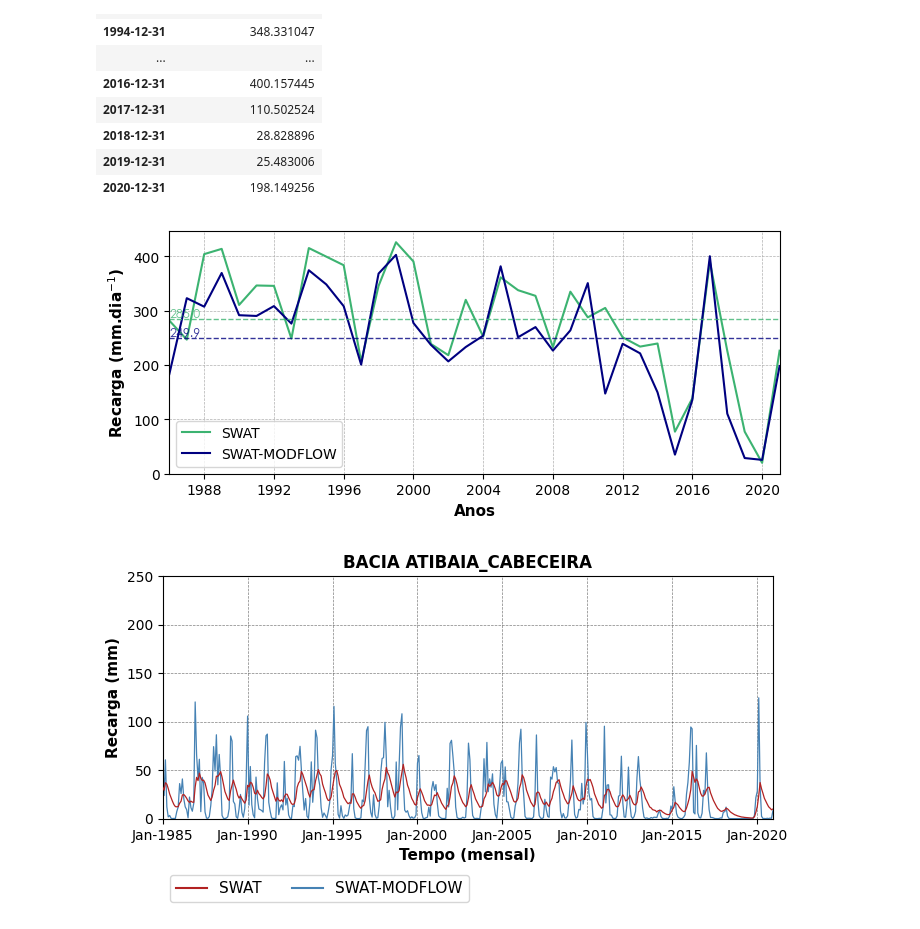
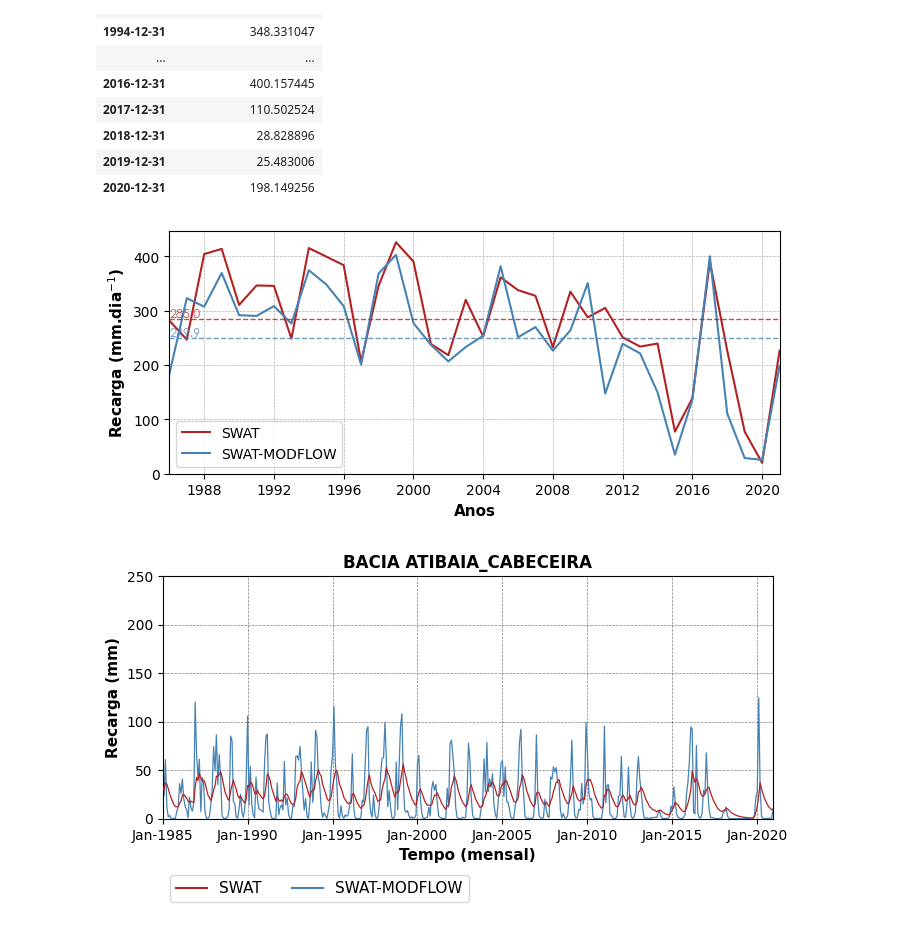
Before and after one commit to wanderam/codigos-modelagem-hidro, a Jupyter notebook: analise_recarga_modflow.ipynb, the cells around one changed output. Cells and saved outputs as stored; diff of their text form; code cells hidden in the pictures.

```diff
--- a/analise_recarga_modflow.ipynb
+++ b/analise_recarga_modflow.ipynb
@@ -1680,37 +1697,37 @@ rch_annually_mod
 cm = 1/2.54
 plt.figure(figsize=(20*cm, 8*cm))
 
-cor_swat = 'mediumseagreen'
-cor_mod = 'navy'
+cor_swat = 'firebrick'
+cor_mod = 'steelblue'
 
 plt.plot(rch_annually.index, rch_annually['rch_swat'], color=cor_swat, lw=1.5, ls='-', label='SWAT')
 plt.plot(rch_annually_mod.index, rch_annually_mod['rch_modflow (mm/dia)'], color=cor_mod, lw=1.5, ls='-', label='SWAT-MODFLOW')
 
 plt.ylabel('Recarga (mm.dia$^{-1}$)', fontsize=11, weight='bold')
 plt.xlabel('Anos', fontsize=11, weight='bold')
 plt.ylim(0, None)
 plt.xlim(rch_annually_mod.index.min(), rch_annually_mod.index.max())
 plt.legend()
 plt.grid(True, lw=0.5, ls='--')
 # plt.title('RECARGA (MODFLOW)', fontsize=14, weight='bold')
 
 
 #Configurando a média e a linha que representa a média --> modelo SWAT
 media_swat = rch_annually['rch_swat'].mean().round(1)
 plt.axhline(y=media_swat, color=cor_swat, lw=1.0, ls='--', alpha=0.8, label='média')
 plt.text(rch_annually.index.min(), media_swat, f'{media_swat}', va='bottom', ha='left', color=cor_swat, fontsize=9, fontweight='light', alpha=0.8, fontname='Century Gothic')
 
 #Configurando a média e a linha que representa a média --> modelo SWAT-MODFLOW
 media_mod = rch_annually_mod['rch_modflow (mm/dia)'].mean().round(1)
 plt.axhline(y=media_mod, color=cor_mod, lw=1.0, ls='--', alpha=0.8, label='média')
 plt.text(rch_annually_mod.index.min(), media_mod, f'{media_mod}', va='bottom', ha='left', color=cor_mod, fontsize=9, fontweight='light', alpha=0.8, fontname='Century Gothic')
 
 #Salvando a figura
 plt.savefig(results_path + 'plot_rec_anual_comp.png', facecolor='w', bbox_inches='tight', dpi=300)
 
 plt.show()
 # %% [output]
-[figure, old version]
+[figure, new version]
 # %%
 # Gráfico de comparação
 cm = 1/2.54
```
Also changed, not shown: parts of 46 cells of this notebook.
